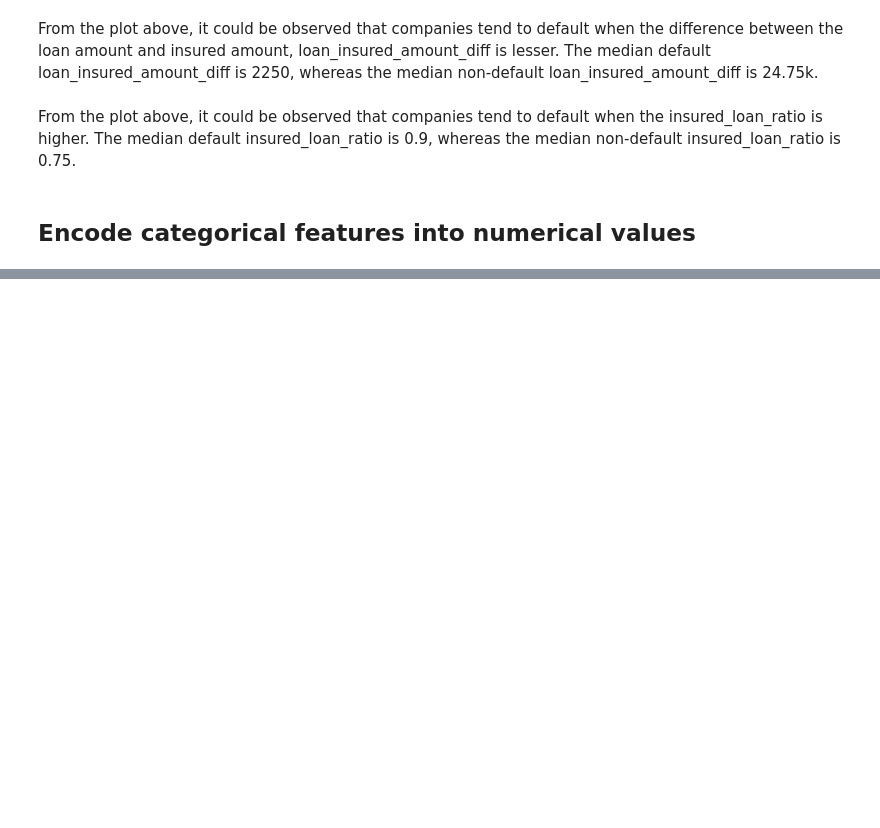
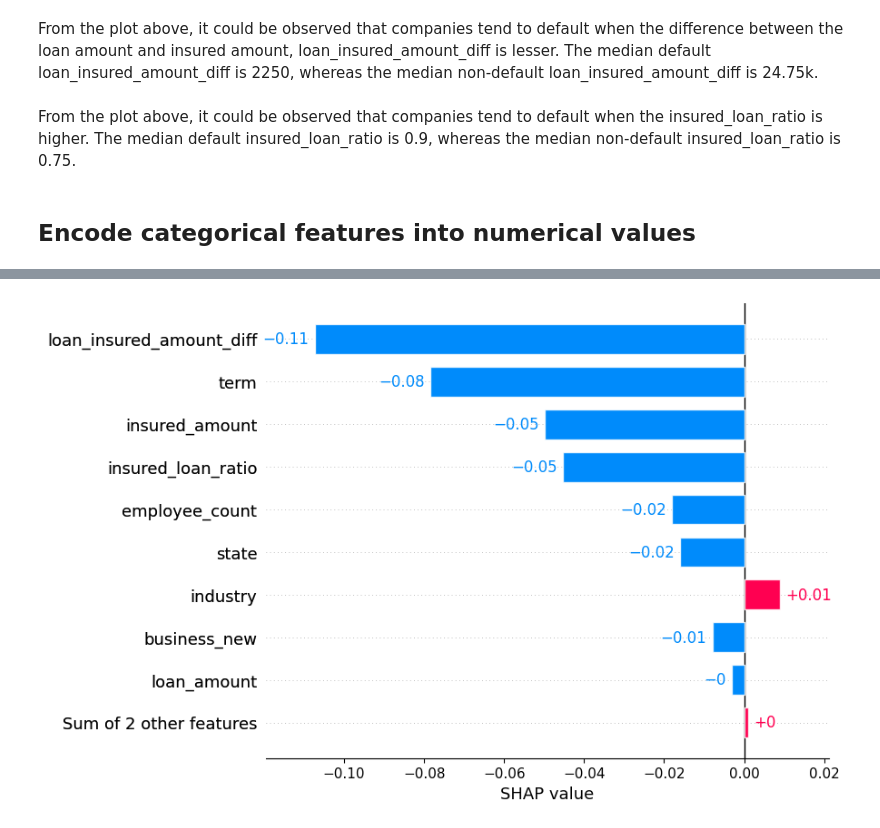
Before and after one commit to AddChew/loan-default, a Jupyter notebook: code_addison.ipynb, the cells around one changed output, grey strips where cells are left out. Cells and saved outputs as stored; diff of their text form; code cells hidden in the pictures; blank space fills up the shorter version.

```diff
--- a/code_addison.ipynb
+++ b/code_addison.ipynb
@@ -263,0 +357,4 @@ train, test, encoder_dict = encode_categorical_features(train, test)
+# %%
+shap.plots.bar(shap_values[0])
+# %% [output]
+[figure, added]
```
Also changed, not shown: parts of 13 cells of this notebook, 1 other file.
